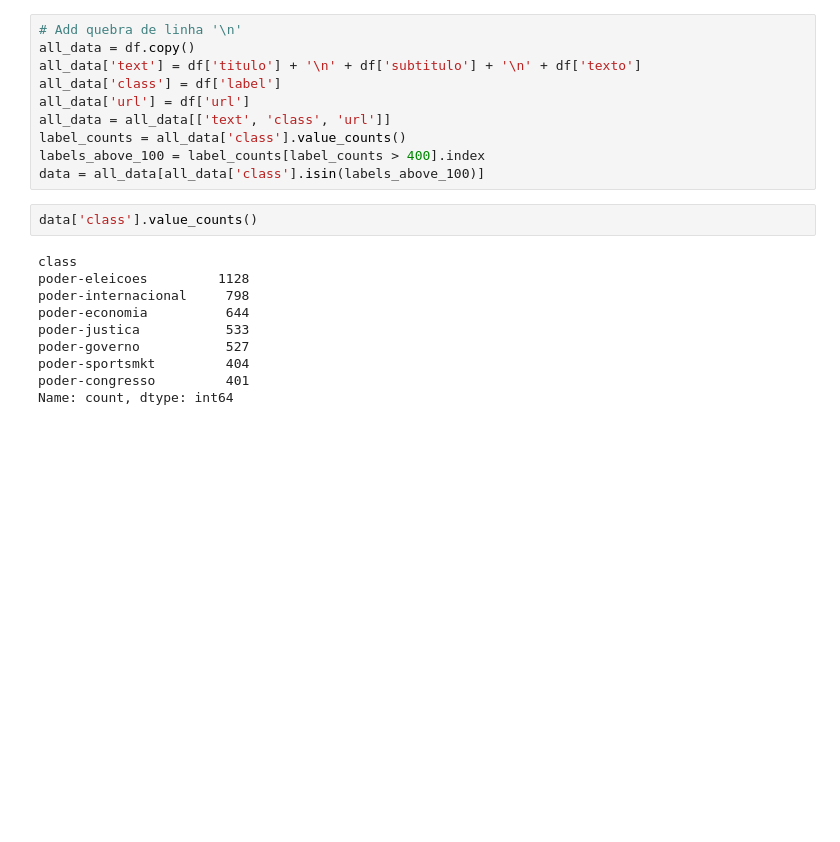
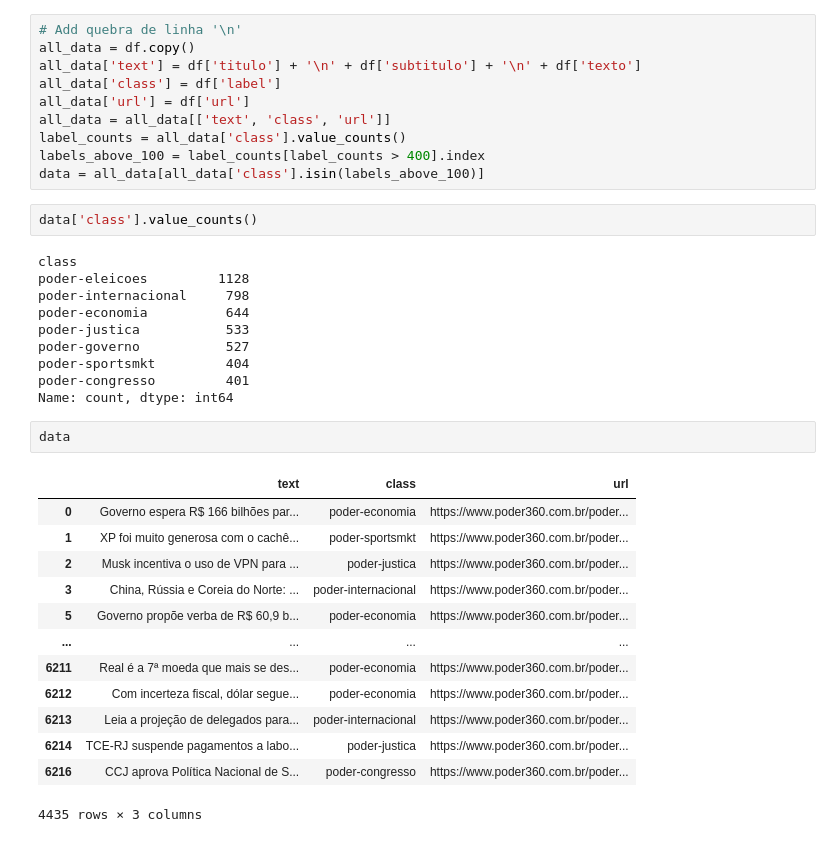
Before and after one commit to xValentim/vector-search-bert-based, a Jupyter notebook: notebooks/scrapping.ipynb, the cells around one changed output. Saved outputs shown, nothing was run; the diff lists cells and outputs as text; blank space fills up the shorter version.

```diff
--- a/notebooks/scrapping.ipynb
+++ b/notebooks/scrapping.ipynb
@@ -244,3 +272,19 @@ poder-governo           527
 poder-sportsmkt         404
 poder-congresso         401
 Name: count, dtype: int64
+# %%
+data
+# %% [output]
+|  | text | class | url |
+| 0 | Governo espera R$ 166 bilhões par... | poder-economia | https://www.poder360.com.br/poder... |
+| 1 | XP foi muito generosa com o cachê... | poder-sportsmkt | https://www.poder360.com.br/poder... |
+| 2 | Musk incentiva o uso de VPN para ... | poder-justica | https://www.poder360.com.br/poder... |
+| 3 | China, Rússia e Coreia do Norte: ... | poder-internacional | https://www.poder360.com.br/poder... |
+| 5 | Governo propõe verba de R$ 60,9 b... | poder-economia | https://www.poder360.com.br/poder... |
+| ... | ... | ... | ... |
+| 6211 | Real é a 7ª moeda que mais se des... | poder-economia | https://www.poder360.com.br/poder... |
+| 6212 | Com incerteza fiscal, dólar segue... | poder-economia | https://www.poder360.com.br/poder... |
+| 6213 | Leia a projeção de delegados para... | poder-internacional | https://www.poder360.com.br/poder... |
+| 6214 | TCE-RJ suspende pagamentos a labo... | poder-justica | https://www.poder360.com.br/poder... |
+| 6216 | CCJ aprova Política Nacional de S... | poder-congresso | https://www.poder360.com.br/poder... |
+4435 rows × 3 columns
```
Also changed, not shown: parts of 1 cell of this notebook, 25 other files.
